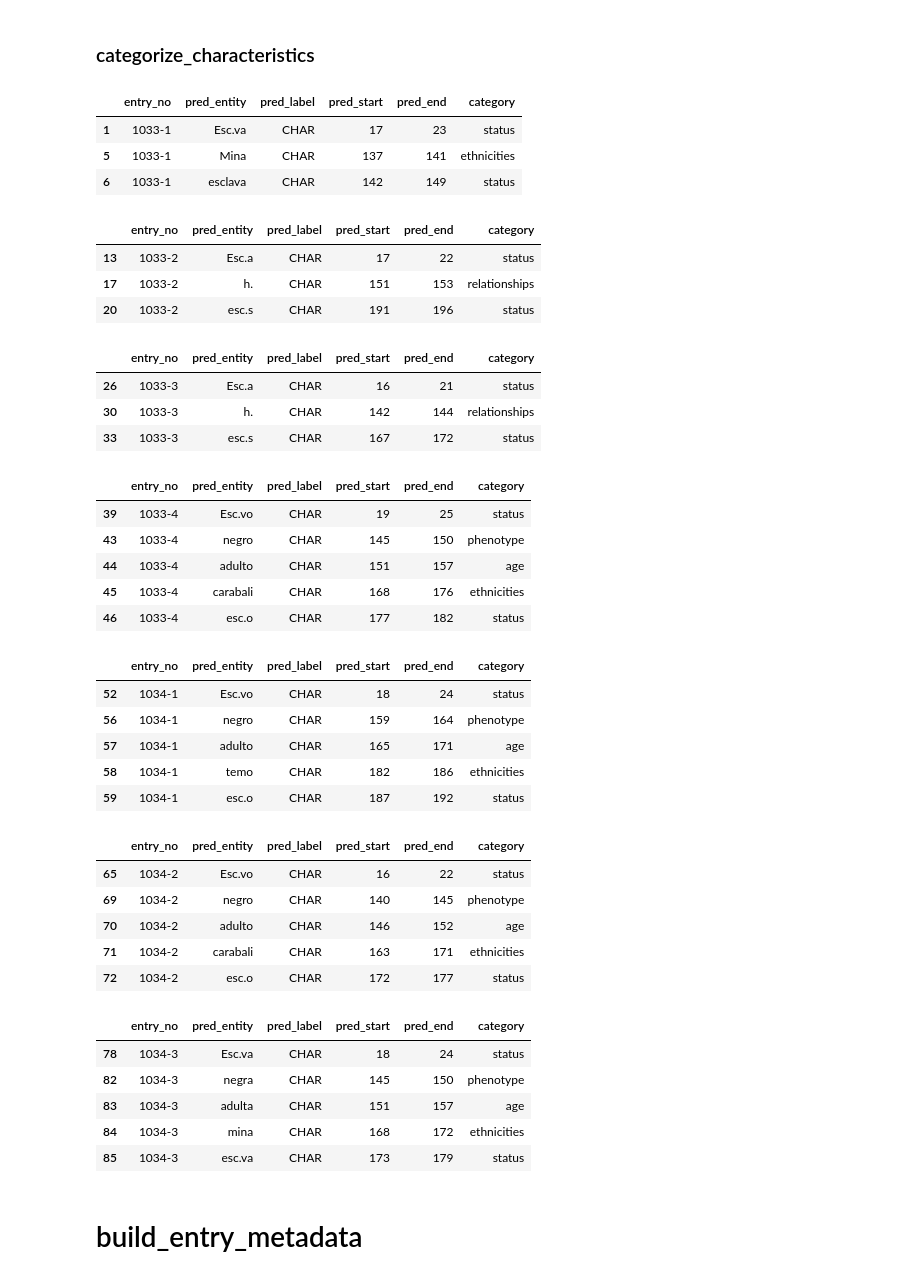
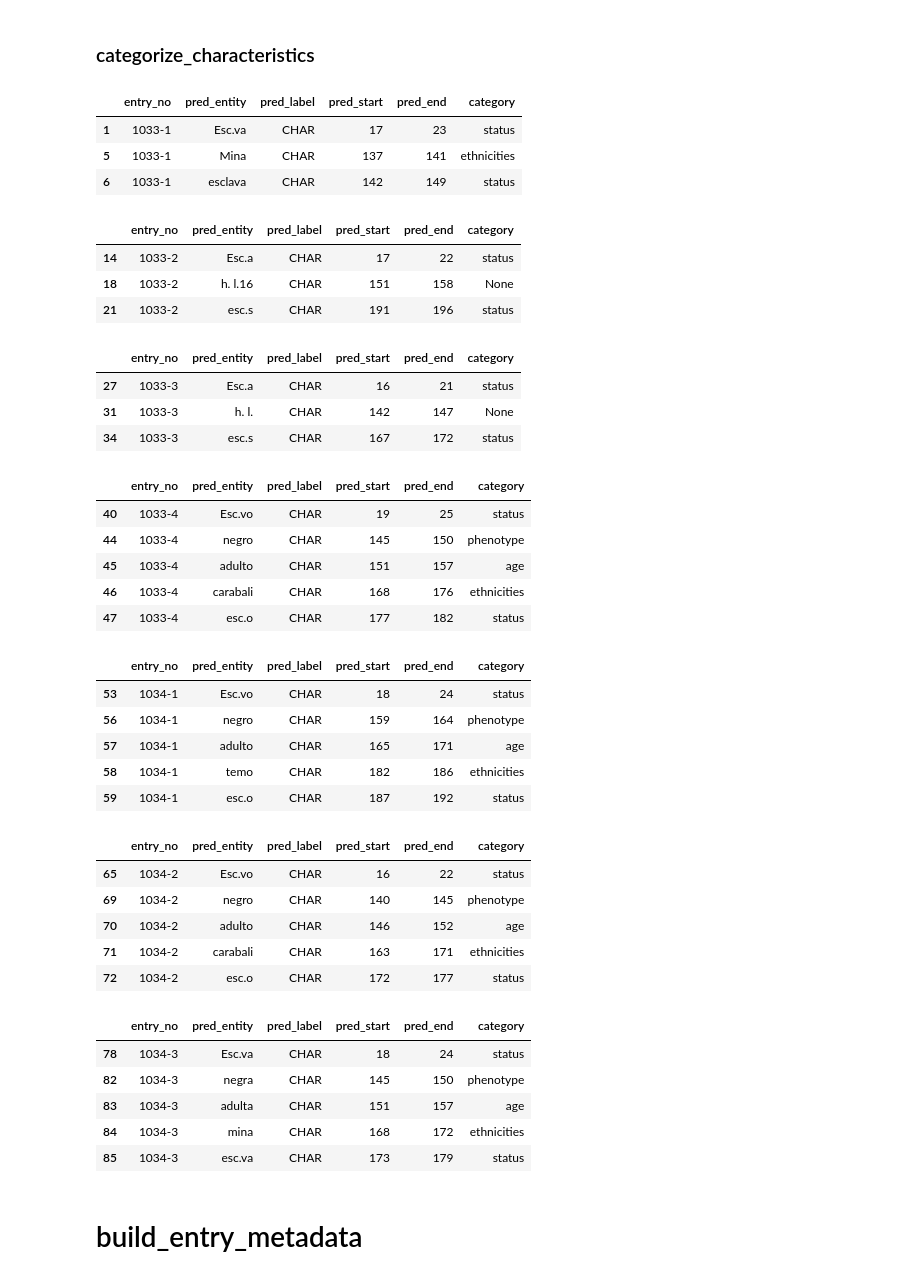
Before and after one commit to slavesocieties/ssda-nlp, a Jupyter notebook: 71-relationship-builder.ipynb, the cells around one changed output. Saved outputs shown, nothing was run; the diff lists cells and outputs as text; code cells hidden in the pictures.

```diff
--- a/71-relationship-builder.ipynb
+++ b/71-relationship-builder.ipynb
@@ -343,7 +355,7 @@ def categorize_characteristics(characteristics_df):
 #export
 #this is currently configured specifically for baptisms/burials
 
-def assign_characteristics(entry_text, characteristics_df, unique_individuals, volume_metadata):
+def assign_characteristics(entry_text, entities_df, characteristics_df, unique_individuals, volume_metadata):
     '''
     matches all labeled characteristics to the correct individual(s) and builds triples
         entry_text: the full text of a single entry, ported directly from spaCy to ensure congruity
@@ -355,7 +367,7 @@ def assign_characteristics(entry_text, characteristics_df, unique_individuals, v
     '''
     people = []
     ethnicities = retrieve_controlled_vocabularies()["ethnicities"]
-    categorized_characteristics = categorize_characteristics(characteristics_df)
+    categorized_characteristics = categorize_characteristics(entities_df, characteristics_df)
     assignments = [None] * len(characteristics_df.index)
     categorized_characteristics.reset_index(inplace=True)
     unique_individuals.reset_index(inplace=True)
@@ -1258,5 +1292,5 @@ def build_entry_metadata(entry_text, entities, path_to_volume_xml, entry_number=
 # %%
 #no_test
 
-trained_model = load_model('models/mat_baut_1', language="es", verbose='True')
+trained_model = load_model('models/15834', language="es", verbose='True')
 # %% [output]
@@ -1615,7 +1636,7 @@ for index, row in demo_df.iterrows():
 
     #no_dup = drop_obvious_duplicates(people, determine_principals(entry_text, entities, 1), identify_cleric(entry_text, entities))
 
-    display(categorize_characteristics(characteristics))
+    display(categorize_characteristics(entities, characteristics))
 
 
     if index > 5:
@@ -1761,7 +1783,7 @@ for index, row in demo_df.iterrows():
 
     unique_individuals, next_id = assign_unique_ids(people, volume_metadata)
 
-    people = assign_characteristics(entry_text, characteristics, unique_individuals, volume_metadata)
+    people = assign_characteristics(entry_text, entities, characteristics, unique_individuals, volume_metadata)
 
     print(alt_assign_relationships(entry_text, entities, unique_individuals, people, volume_metadata))
     print('\n')
@@ -2172,38 +2195,38 @@ Event has ID 15834-1033-2-E1
 # %%
 #no_test
 
 for index, row in demo_df.iterrows():
     entry_no = row['entry_no']
     entry_text = row['text']
 
     entities = copy.deepcopy(ent_preds_df.loc[ent_preds_df['entry_no'] == entry_no])
     characteristics = copy.deepcopy(entities.loc[entities['pred_label'] == 'CHAR'])
 
-    display(categorize_characteristics(characteristics))
+    display(categorize_characteristics(entities, characteristics))
 
     if index > 5:
         break
 # %% [output]
 |  | entry_no | pred_entity | pred_label | pred_start | pred_end | category |
 | 1 | 1033-1 | Esc.va | CHAR | 17 | 23 | status |
 | 5 | 1033-1 | Mina | CHAR | 137 | 141 | ethnicities |
 | 6 | 1033-1 | esclava | CHAR | 142 | 149 | status |
 |  | entry_no | pred_entity | pred_label | pred_start | pred_end | category |
-| 13 | 1033-2 | Esc.a | CHAR | 17 | 22 | status |
-| 17 | 1033-2 | h. | CHAR | 151 | 153 | relationships |
-| 20 | 1033-2 | esc.s | CHAR | 191 | 196 | status |
+| 14 | 1033-2 | Esc.a | CHAR | 17 | 22 | status |
+| 18 | 1033-2 | h. l.16 | CHAR | 151 | 158 | None |
+| 21 | 1033-2 | esc.s | CHAR | 191 | 196 | status |
 |  | entry_no | pred_entity | pred_label | pred_start | pred_end | category |
-| 26 | 1033-3 | Esc.a | CHAR | 16 | 21 | status |
-| 30 | 1033-3 | h. | CHAR | 142 | 144 | relationships |
-| 33 | 1033-3 | esc.s | CHAR | 167 | 172 | status |
+| 27 | 1033-3 | Esc.a | CHAR | 16 | 21 | status |
+| 31 | 1033-3 | h. l. | CHAR | 142 | 147 | None |
+| 34 | 1033-3 | esc.s | CHAR | 167 | 172 | status |
 |  | entry_no | pred_entity | pred_label | pred_start | pred_end | category |
-| 39 | 1033-4 | Esc.vo | CHAR | 19 | 25 | status |
-| 43 | 1033-4 | negro | CHAR | 145 | 150 | phenotype |
-| 44 | 1033-4 | adulto | CHAR | 151 | 157 | age |
-| 45 | 1033-4 | carabali | CHAR | 168 | 176 | ethnicities |
-| 46 | 1033-4 | esc.o | CHAR | 177 | 182 | status |
+| 40 | 1033-4 | Esc.vo | CHAR | 19 | 25 | status |
+| 44 | 1033-4 | negro | CHAR | 145 | 150 | phenotype |
+| 45 | 1033-4 | adulto | CHAR | 151 | 157 | age |
+| 46 | 1033-4 | carabali | CHAR | 168 | 176 | ethnicities |
+| 47 | 1033-4 | esc.o | CHAR | 177 | 182 | status |
 |  | entry_no | pred_entity | pred_label | pred_start | pred_end | category |
-| 52 | 1034-1 | Esc.vo | CHAR | 18 | 24 | status |
+| 53 | 1034-1 | Esc.vo | CHAR | 18 | 24 | status |
 | 56 | 1034-1 | negro | CHAR | 159 | 164 | phenotype |
 | 57 | 1034-1 | adulto | CHAR | 165 | 171 | age |
 | 58 | 1034-1 | temo | CHAR | 182 | 186 | ethnicities |
```
Also changed, not shown: parts of 22 cells of this notebook, 27 other files.
